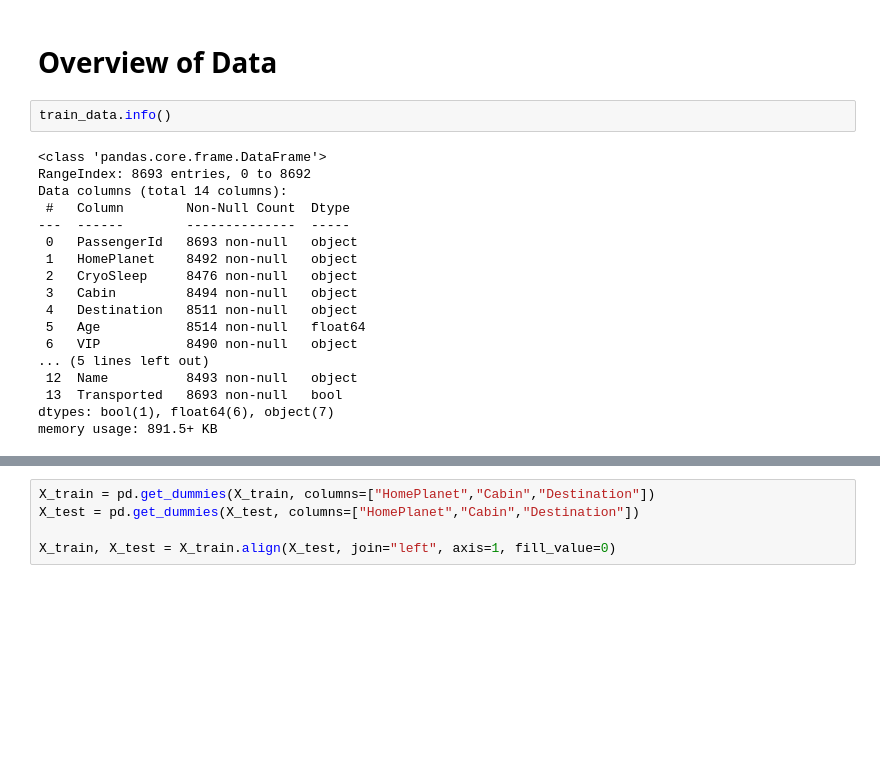
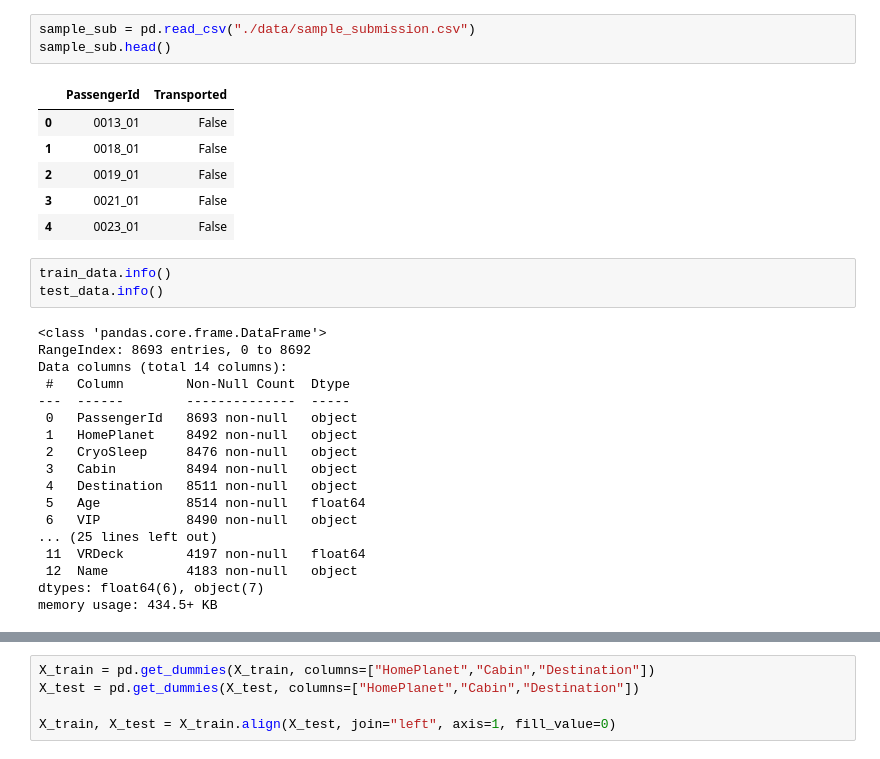
Before and after one commit to zaranasavani/Spaceship-Titanic, a Jupyter notebook: Spaceship_Titanic.ipynb, the cells around one changed output, grey strips where cells are left out. Saved outputs shown, nothing was run; the diff lists cells and outputs as text; blank space fills up the shorter version.

```diff
--- a/Spaceship_Titanic.ipynb
+++ b/Spaceship_Titanic.ipynb
@@ -33,10 +29,19 @@ test_data.head()
 | 2 | 0019_01 | Europa | True | C/0/S | 55 Cancri e | 31.0 | False | 0.0 | 0.0 | ... |
 | 3 | 0021_01 | Europa | False | C/1/S | TRAPPIST-1e | 38.0 | False | 0.0 | 6652.0 | ... |
 | 4 | 0023_01 | Earth | False | F/5/S | TRAPPIST-1e | 20.0 | False | 10.0 | 0.0 | ... |
-# %% [markdown]
-# Overview of Data
+# %%
+sample_sub = pd.read_csv("./data/sample_submission.csv")
+sample_sub.head()
+# %% [output]
+|  | PassengerId | Transported |
+| 0 | 0013_01 | False |
+| 1 | 0018_01 | False |
+| 2 | 0019_01 | False |
+| 3 | 0021_01 | False |
+| 4 | 0023_01 | False |
 # %%
 train_data.info()
+test_data.info()
 # %% [output]
 <class 'pandas.core.frame.DataFrame'>
 RangeIndex: 8693 entries, 0 to 8692
@@ -50,8 +55,8 @@ Data columns (total 14 columns):
  4   Destination   8511 non-null   object
  5   Age           8514 non-null   float64
  6   VIP           8490 non-null   object
-... (5 lines left out)
- 12  Name          8493 non-null   object
- 13  Transported   8693 non-null   bool
-dtypes: bool(1), float64(6), object(7)
-memory usage: 891.5+ KB
+... (25 lines left out)
+ 11  VRDeck        4197 non-null   float64
+ 12  Name          4183 non-null   object
+dtypes: float64(6), object(7)
+memory usage: 434.5+ KB
```
Also changed, not shown: parts of 45 cells of this notebook.
